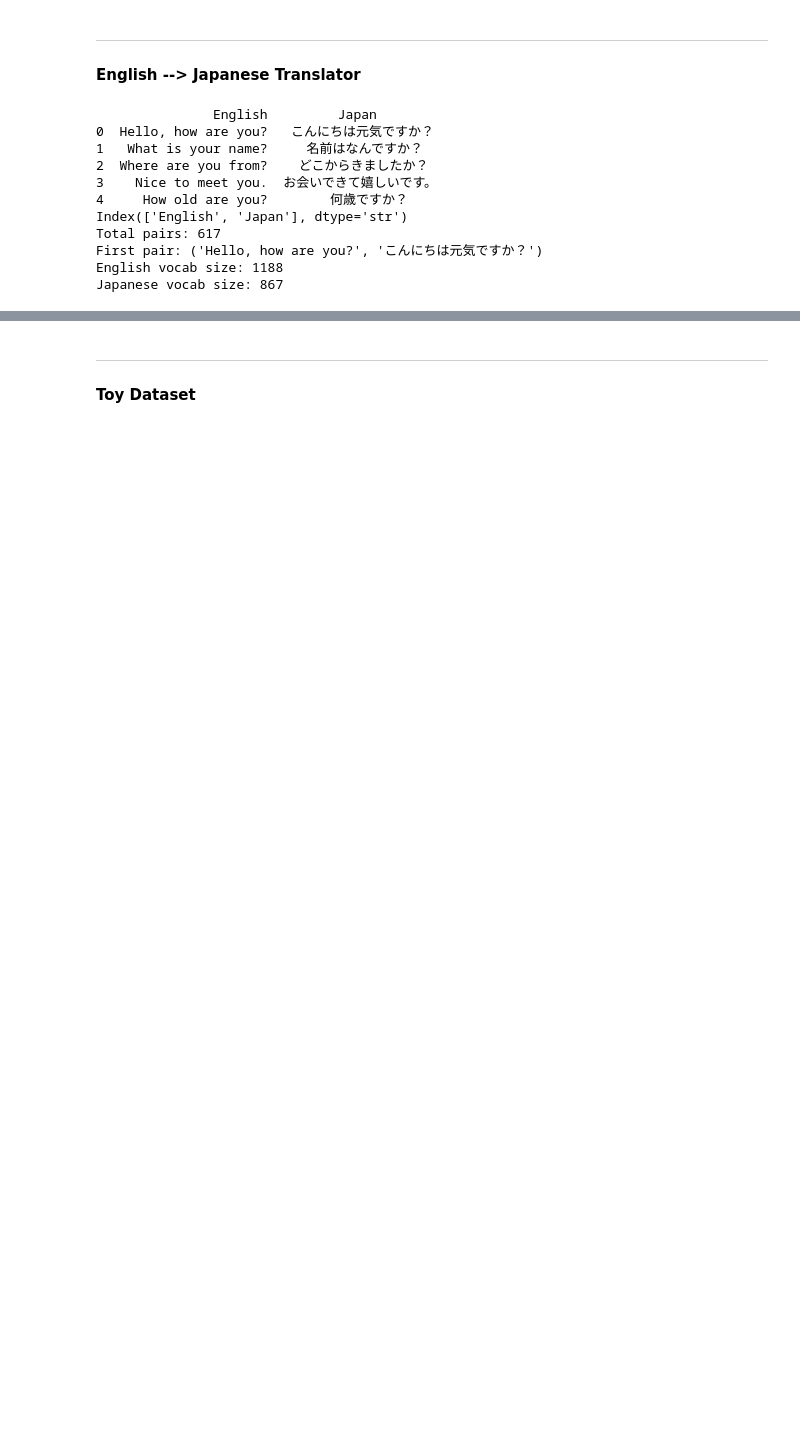
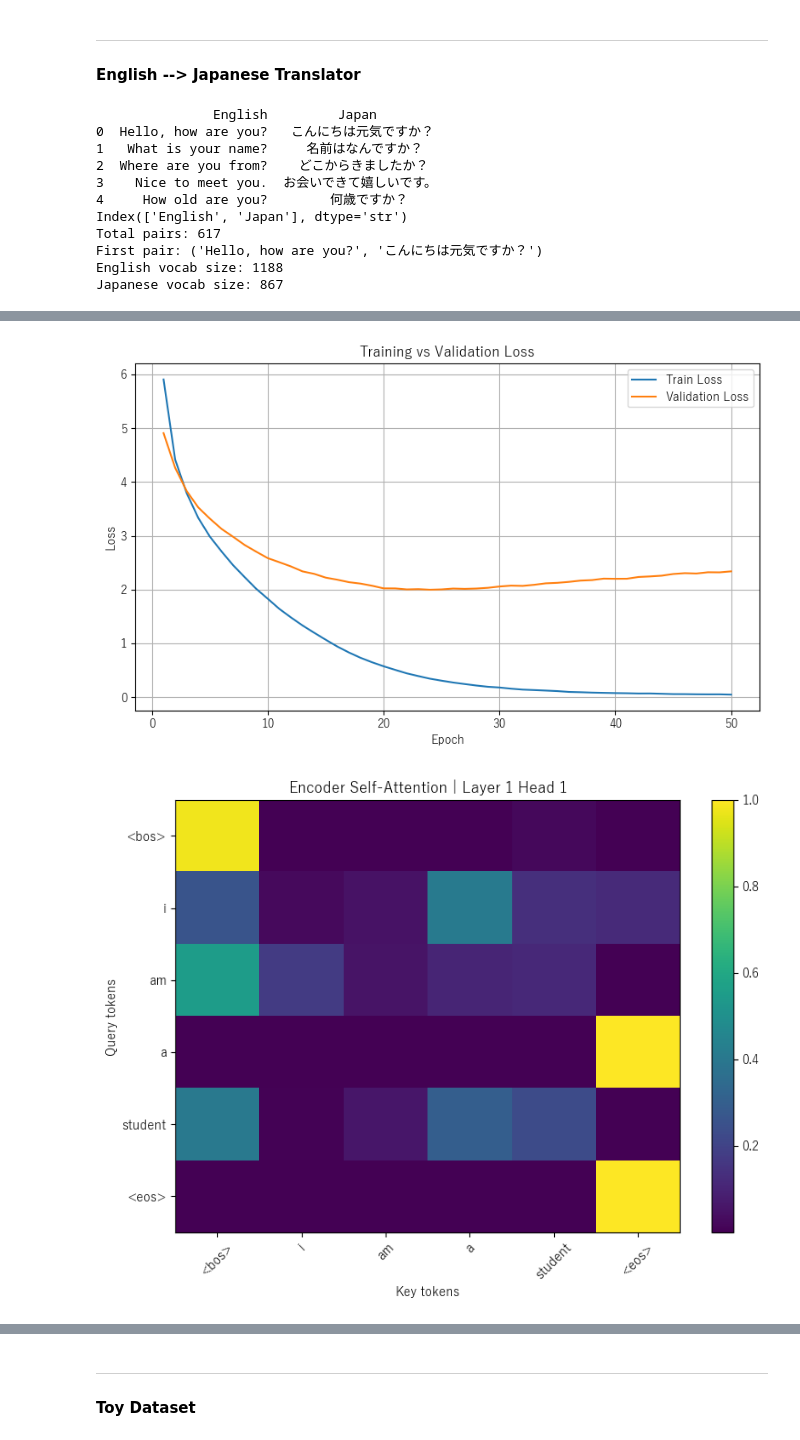
Before and after one commit to AmoghRavindraRao/LLM_Basics, a Jupyter notebook: Phase3/Day 20 - CompleteTransformerArchitecture.ipynb, the cells around one changed output, grey strips where cells are left out. Saved outputs shown, nothing was run; the diff lists cells and outputs as text; code cells hidden in the pictures; blank space fills up the shorter version.

```diff
--- a/Phase3/Day 20 - CompleteTransformerArchitecture.ipynb
+++ b/Phase3/Day 20 - CompleteTransformerArchitecture.ipynb
@@ -519,0 +1140,17 @@ JA: 私は他人々かを得ら始めるリラップリラップリスしてく
+# %%
+def compare_decoding_strategies(model, sentences, max_len=20):
+    rows = []
+
+    for sent in sentences:
+        greedy_pred = translate_sentence(model, sent, strategy="greedy", max_len=max_len)
+        beam_pred = translate_sentence(model, sent, strategy="beam", max_len=max_len)
+        sample_pred = translate_sentence(model, sent, strategy="sample", max_len=max_len)
+
+        rows.append({
+            "Input Sentence": sent,
+            "Greedy Output": greedy_pred,
+            "Beam Output": beam_pred,
+            "Sampled Output": sample_pred
+        })
+
+    return pd.DataFrame(rows)
@@ -519,0 +1263,39 @@ JA: 私は他人々かを得ら始めるリラップリラップリスしてく
+# %%
+import matplotlib.pyplot as plt
+import matplotlib as mpl
+
+mpl.rcParams["font.family"] = "Yu Gothic"   # try this first
+mpl.rcParams["axes.unicode_minus"] = False
+
+# 1. Loss curves
+plot_loss_curves(train_losses, val_losses)
+
+# 2. Attention maps
+src_example = "I am a student"
+tgt_example = "私は学生です"
+
+visualize_encoder_attention(model, src_example, tgt_example, layer_idx=0, head_idx=0)
+visualize_decoder_self_attention(model, src_example, tgt_example, layer_idx=0, head_idx=0)
+visualize_cross_attention(model, src_example, tgt_example, layer_idx=0, head_idx=0)
+
+# 3. Greedy vs beam vs sampling
+examples = [
+    "I am a student",
+    "He likes music",
+    "This is a pen",
+    "We play soccer"
+]
+
+decoding_df = compare_decoding_strategies(model, examples)
+display(decoding_df)
+
+# 4. Sequence length vs loss
+lengths, losses = sequence_length_vs_loss(model, val_loader, criterion)
+plot_sequence_length_vs_loss(lengths, losses)
+
+# 5. Token-level accuracy
+accuracy_by_pos, total_by_pos = compute_token_level_accuracy(model, val_loader, max_positions=20)
+plot_token_level_accuracy(accuracy_by_pos)
+# %% [output]
+[figure, added]
+[figure, added]
```
Also changed, not shown: parts of 19 cells of this notebook.
